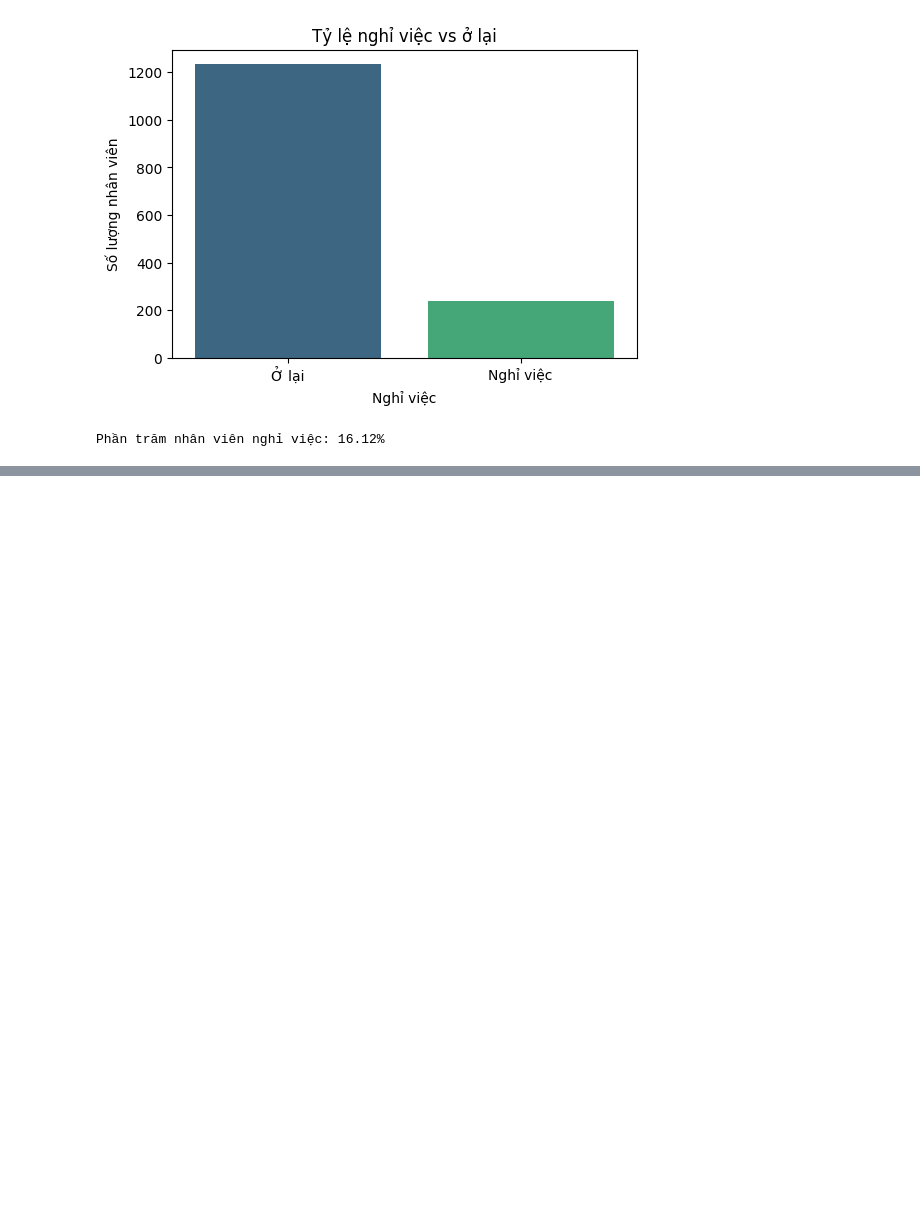
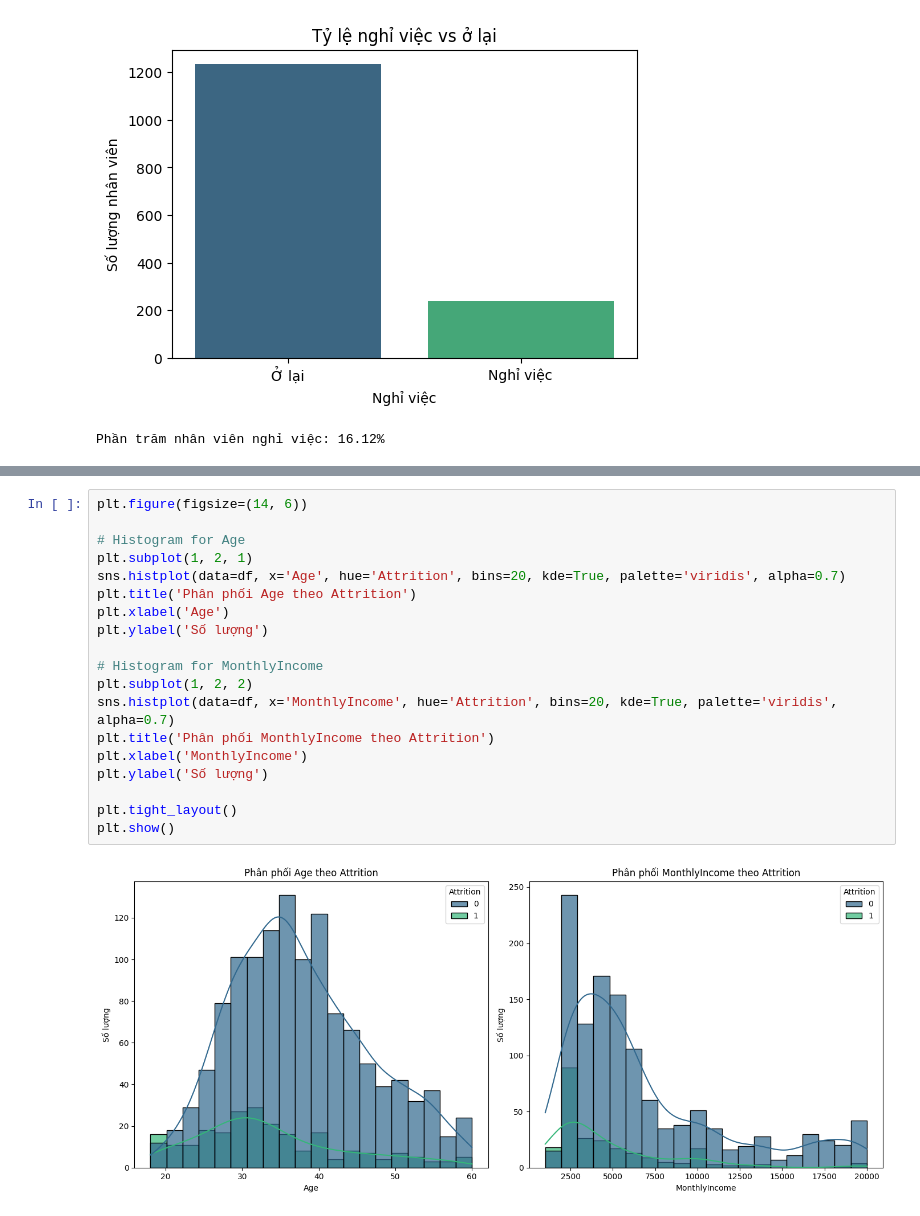
Before and after one commit to Kennenzz/predict-employee-attrition, a Jupyter notebook: Train.ipynb, the cells around one changed output, grey strips where cells are left out. Cells and saved outputs as stored; diff of their text form; blank space fills up the shorter version.

```diff
--- a/Train.ipynb
+++ b/Train.ipynb
@@ -268,0 +280,21 @@ Phần trăm nhân viên nghỉ việc: 16.12%
+# %%
+plt.figure(figsize=(14, 6))
+
+# Histogram for Age
+plt.subplot(1, 2, 1)
+sns.histplot(data=df, x='Age', hue='Attrition', bins=20, kde=True, palette='viridis', alpha=0.7)
+plt.title('Phân phối Age theo Attrition')
+plt.xlabel('Age')
+plt.ylabel('Số lượng')
+
+# Histogram for MonthlyIncome
+plt.subplot(1, 2, 2)
+sns.histplot(data=df, x='MonthlyIncome', hue='Attrition', bins=20, kde=True, palette='viridis', alpha=0.7)
+plt.title('Phân phối MonthlyIncome theo Attrition')
+plt.xlabel('MonthlyIncome')
+plt.ylabel('Số lượng')
+
+plt.tight_layout()
+plt.show()
+# %% [output]
+[figure, added]
```
Also changed, not shown: parts of 2 cells of this notebook.
